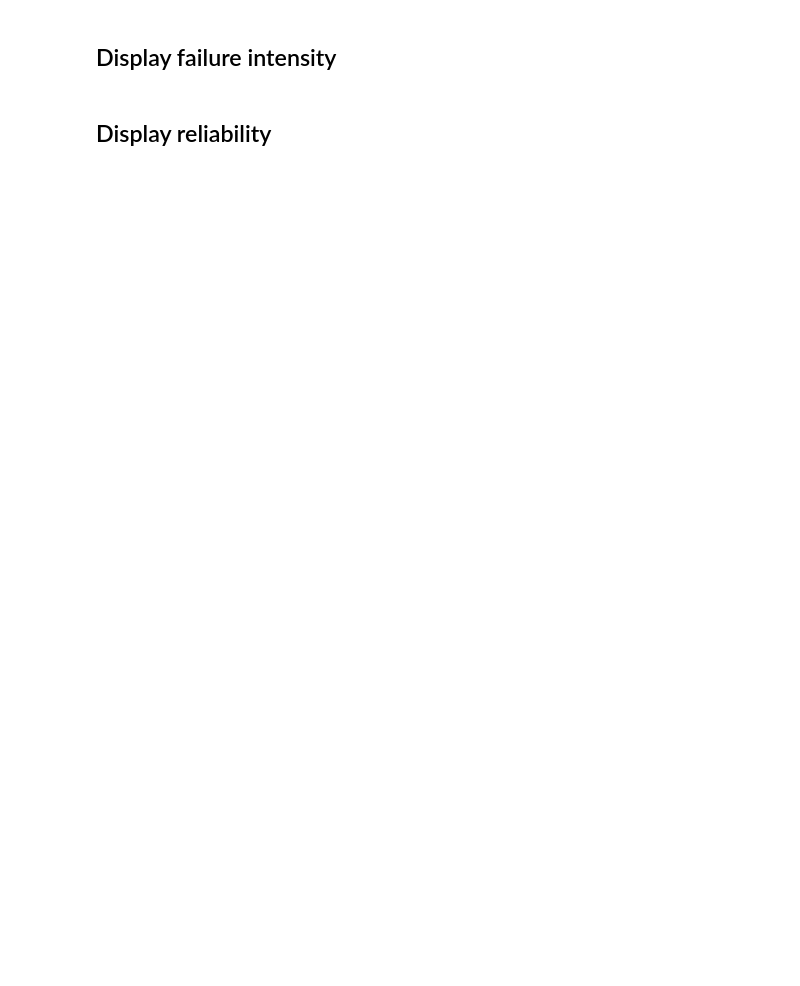
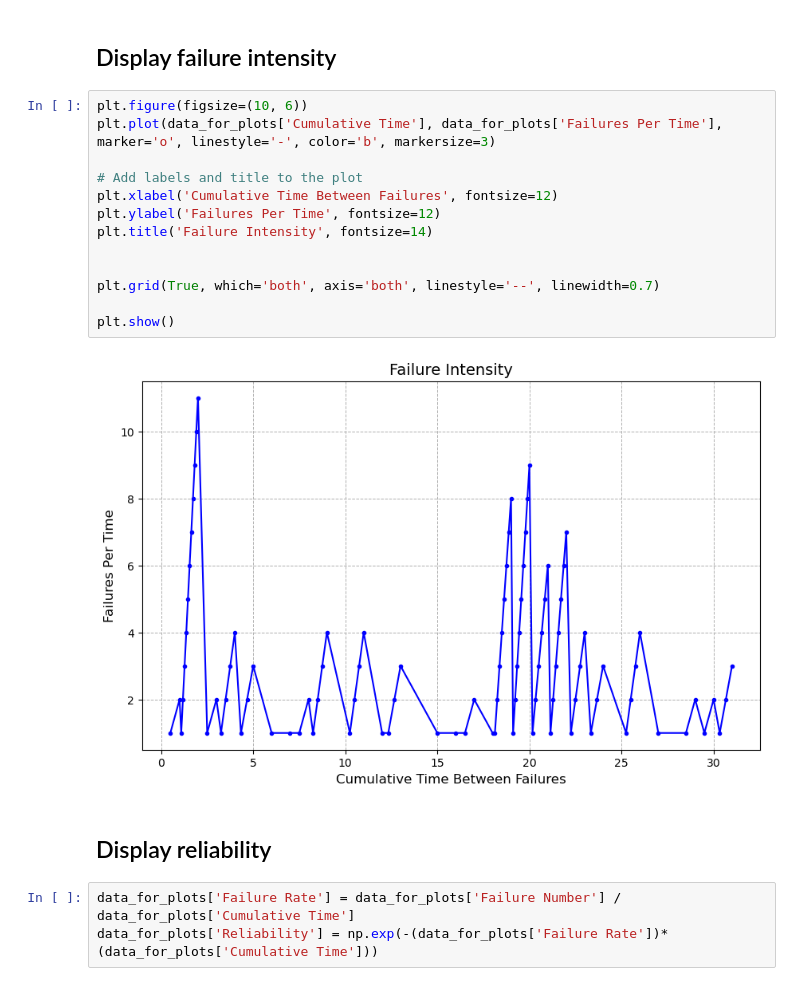
Before and after one commit to ensf-614-group11/seng637-a5-group11, a Jupyter notebook: Part 1/Laplace_tests_and_graphs.ipynb, the cells around one changed output. Cells and saved outputs as stored; diff of their text form; blank space fills up the shorter version.

```diff
--- a/Part 1/Laplace_tests_and_graphs.ipynb
+++ b/Part 1/Laplace_tests_and_graphs.ipynb
@@ -121,4 +185,22 @@ The time intervals during which the Laplace factors are within the stable reliab
 # %% [markdown]
 ## Display failure intensity
+# %%
+plt.figure(figsize=(10, 6))
+plt.plot(data_for_plots['Cumulative Time'], data_for_plots['Failures Per Time'], marker='o', linestyle='-', color='b', markersize=3)
+
+# Add labels and title to the plot
+plt.xlabel('Cumulative Time Between Failures', fontsize=12)
+plt.ylabel('Failures Per Time', fontsize=12)
+plt.title('Failure Intensity', fontsize=14)
+
+
+plt.grid(True, which='both', axis='both', linestyle='--', linewidth=0.7)
+
+plt.show()
+# %% [output]
+[figure, added]
 # %% [markdown]
 ## Display reliability
+# %%
+data_for_plots['Failure Rate'] = data_for_plots['Failure Number'] / data_for_plots['Cumulative Time']
+data_for_plots['Reliability'] = np.exp(-(data_for_plots['Failure Rate'])*(data_for_plots['Cumulative Time']))
```
Also changed, not shown: parts of 30 cells of this notebook, 6 other files.
